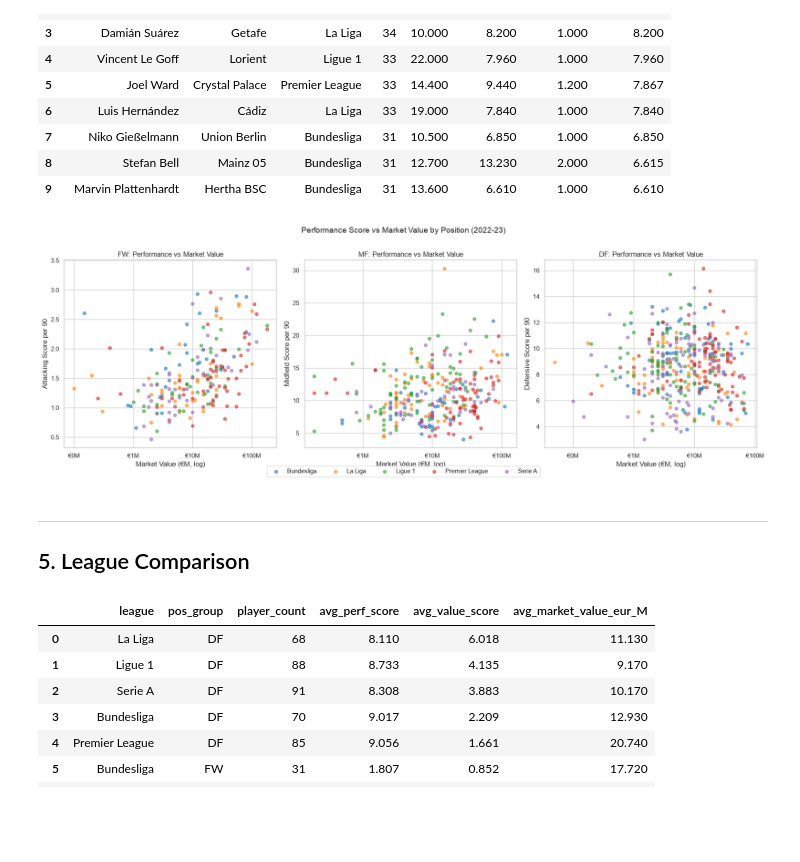
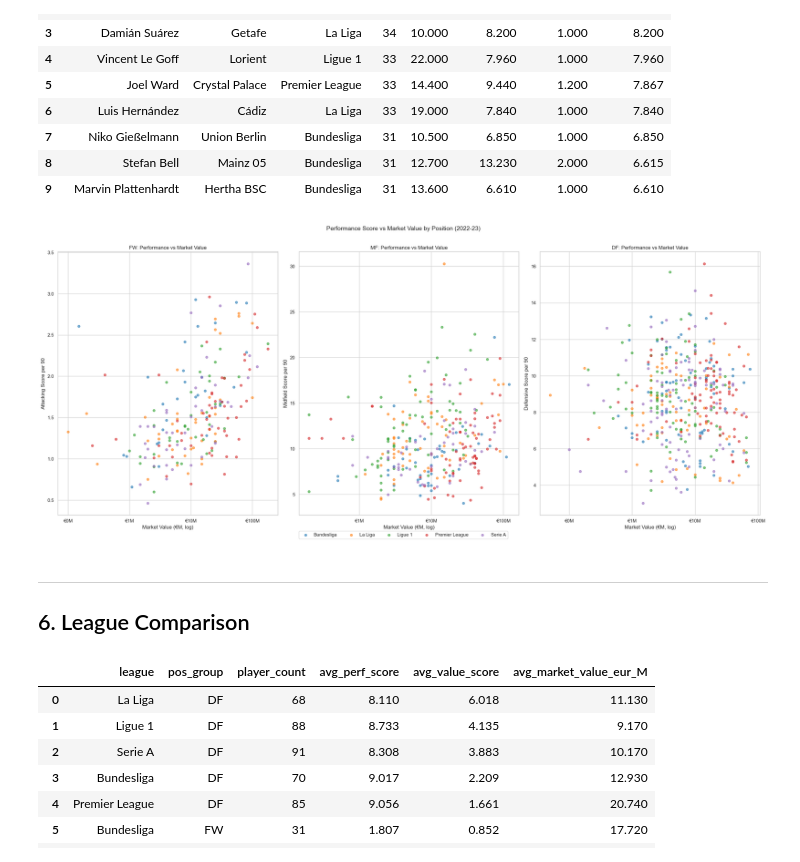
Before and after one commit to sachit-sharma/Football-MostValuablePlayers-2023, a Jupyter notebook: notebooks/analysis.ipynb, the cells around one changed output. Saved outputs shown, nothing was run; the diff lists cells and outputs as text; code cells hidden in the pictures; blank space fills up the shorter version.

```diff
--- a/notebooks/analysis.ipynb
+++ b/notebooks/analysis.ipynb
@@ -173,0 +229,26 @@ Python vs SQL cross-check (FW value_score): PASS
+# %%
+# Bar chart: top 5 performers per position with market value overlay
+fig, axes = plt.subplots(1, 3, figsize=(20, 6))
+pos_colors_bar = {'FW': '#e74c3c', 'MF': '#3498db', 'DF': '#2ecc71'}
+
+for ax, pos in zip(axes, ['FW', 'MF', 'DF']):
+    grp = top5[top5['pos_group'] == pos].copy()
+    avg_val = grp['avg_market_value_eur_M_top5'].iloc[0]
+
+    bars = ax.barh(grp['Player'][::-1], grp['perf_score'][::-1],
+                   color=pos_colors_bar[pos], alpha=0.8)
+    ax.set_xlabel(pos_score_label[pos])
+    ax.set_title(f'Top 5 {pos_labels[pos]}\nAvg Market Value: €{avg_val:.1f}M' if pd.notna(avg_val)
+                 else f'Top 5 {pos_labels[pos]}')
+
+    # Annotate bars with market value
+    for bar, (_, row) in zip(bars[::-1], grp.iterrows()):
+        val_str = f'€{row["market_value_eur_M"]:.0f}M' if pd.notna(row['market_value_eur_M']) else 'No TM value'
+        ax.text(bar.get_width() * 0.02, bar.get_y() + bar.get_height() / 2,
+                val_str, va='center', ha='left', fontsize=8, color='white', fontweight='bold')
+
+plt.suptitle('Top 5 Outright Performers by Position — 2022-23\n(bar annotations show Transfermarkt market value)',
+             fontsize=13)
+plt.tight_layout()
+plt.savefig('top5_performers.png', dpi=150, bbox_inches='tight')
+plt.show()
@@ -278,39 +370,39 @@ display(top_value_table(df_pos, min_value_m=MIN_VAL))
 | 9 | Marvin Plattenhardt | Hertha BSC | Bundesliga | 31 | 13.600 | 6.610 | 1.000 | 6.610 |
 # %%
 # Scatter: Performance Score vs Market Value, coloured by league
-fig, axes = plt.subplots(1, 3, figsize=(18, 6))
+fig, axes = plt.subplots(1, 3, figsize=(24,10))
 pos_data = [
     ('FW', fw, 'Attacking Score per 90'),
     ('MF', mf, 'Midfield Score per 90'),
     ('DF', df_pos, 'Defensive Score per 90'),
 ]
 leagues = sorted(all_scored['Comp'].unique())
 palette = sns.color_palette('tab10', n_colors=len(leagues))
 lc = {l: palette[i] for i, l in enumerate(leagues)}
 
 for ax, (pos, data, ylabel) in zip(axes, pos_data):
     valid = data[data['value_score'].notna()]
     for league in leagues:
         sub = valid[valid['Comp'] == league]
         ax.scatter(sub['market_value_eur_M'], sub['perf_score'],
                    label=league, alpha=0.6, s=30, color=lc[league])
     ax.set_xscale('log')
     ax.set_xlabel('Market Value (€M, log)')
     ax.set_ylabel(ylabel)
     ax.set_title(f'{pos}: Performance vs Market Value')
     ax.xaxis.set_major_formatter(mticker.FuncFormatter(lambda x, _: f'€{x:.0f}M'))
 
 handles, labels = axes[0].get_legend_handles_labels()
 fig.legend(handles, labels, loc='lower center', ncol=5, bbox_to_anchor=(0.5, -0.02))
 plt.suptitle('Performance Score vs Market Value by Position (2022-23)', fontsize=14, y=1.01)
 plt.tight_layout()
 plt.savefig('perf_vs_value_scatter.png', dpi=150, bbox_inches='tight')
 plt.show()
 # %% [output]
-[figure, old version]
+[figure, new version]
 # %% [markdown]
 ---
-## 5. League Comparison
+## 6. League Comparison
 # %%
 league_sum = pd.read_sql('SELECT * FROM v_league_summary', conn)
 display(league_sum)
```
Also changed, not shown: parts of 12 cells of this notebook, 8 other files.
